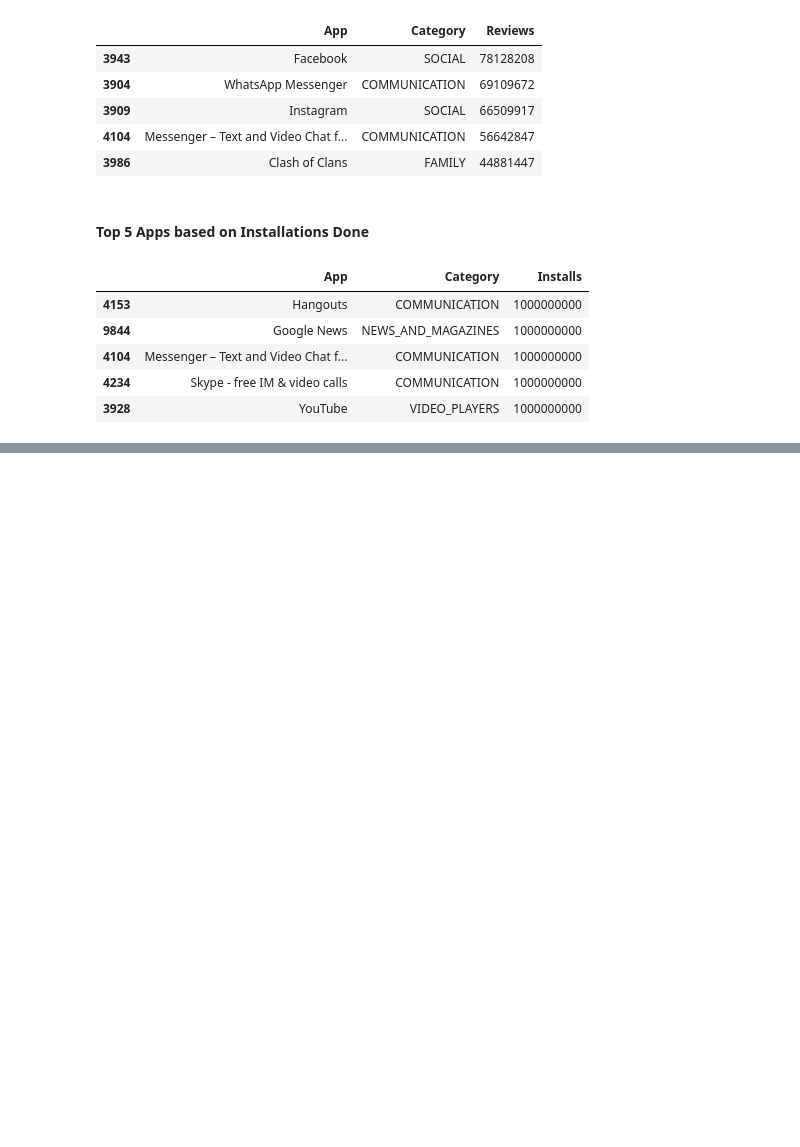
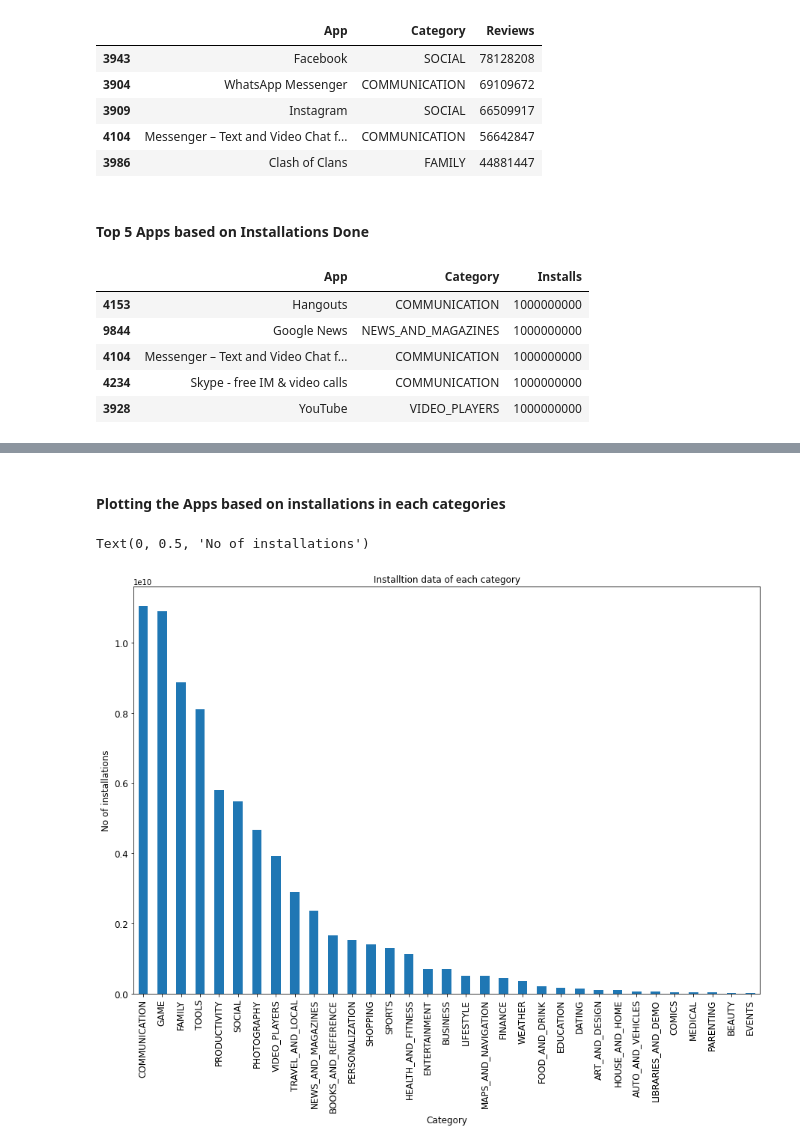
Before and after one commit to rohanroney/Play-Store-App-Review-Analysis, a Jupyter notebook: Rohan_Roney_Play_Store_App_Review_Analysis_Capstone_Project.ipynb, the cells around one changed output, grey strips where cells are left out. Drawn from its saved outputs; the diff is of its cells as text; code cells hidden in the pictures; blank space fills up the shorter version.

```diff
--- a/Rohan_Roney_Play_Store_App_Review_Analysis_Capstone_Project.ipynb
+++ b/Rohan_Roney_Play_Store_App_Review_Analysis_Capstone_Project.ipynb
@@ -398,0 +420,9 @@ play_store[['App','Category','Installs']].sort_values(by=['Installs'], ascending
+# %% [markdown]
+#### Plotting the Apps based on installations in each categories
+# %%
+ax = Category_df['Total_installs'].plot(kind='bar', title ="Installtion data of each category", figsize=(15, 10), fontsize=12)
+ax.set_xlabel("Category",fontsize=12)
+ax.set_ylabel("No of installations",fontsize=12)
+# %% [output]
+Text(0, 0.5, 'No of installations')
+[figure, added]
```
Also changed, not shown: parts of 17 cells of this notebook.
